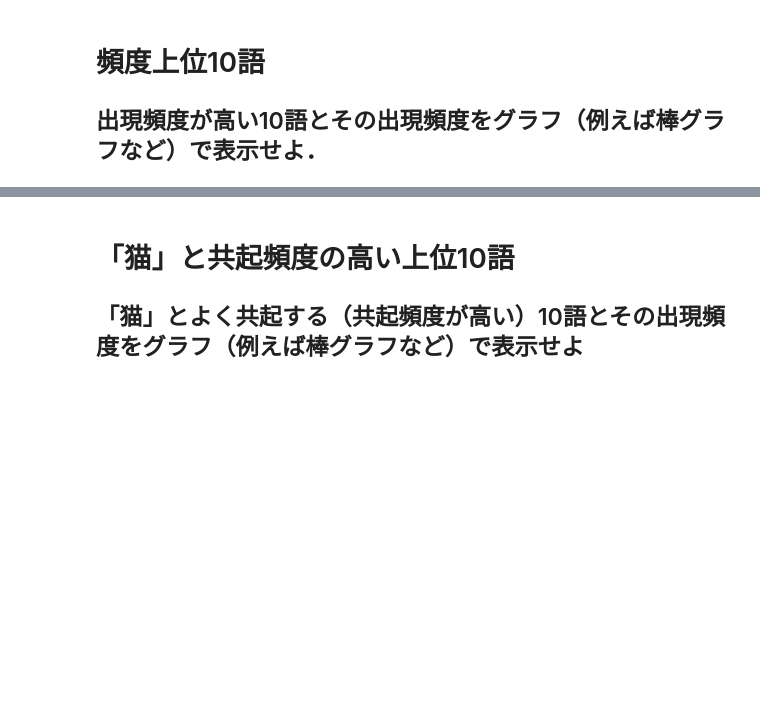
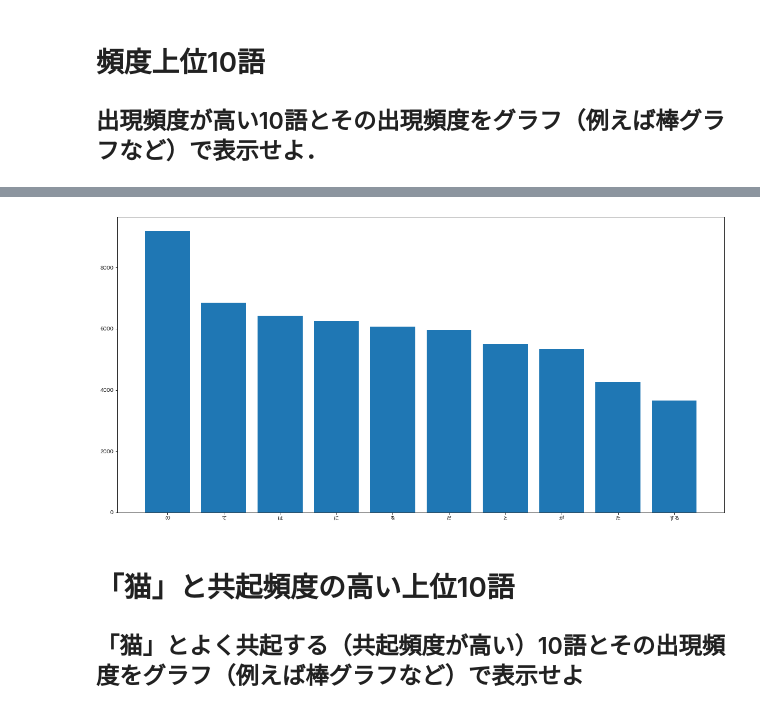
Before and after one commit to iamtatsuki05/NLP_100, a Jupyter notebook: NLP_100_4.ipynb, the cells around one changed output, grey strips where cells are left out. Cells and saved outputs as stored; diff of their text form; code cells hidden in the pictures; blank space fills up the shorter version.

```diff
--- a/NLP_100_4.ipynb
+++ b/NLP_100_4.ipynb
@@ -23,3 +199,25 @@ Mounted at /content/drive
 # %% [markdown]
 # 名詞の連接
 ## 名詞の連接（連続して出現する名詞）を最長一致で抽出せよ．
+# %%
+#最長一致https://www.megasoft.co.jp/mifes/seiki/about.html
+noun_continue = set()
+for sample in samples:
+  nouns = ''
+  num = 0
+  for tmp in sample:
+    if tmp['pos'] == '名詞':
+      nouns = ''.join([nouns , tmp['surface']])
+      num += 1
+    elif num >= 2: #初期化
+      noun_continue.add(nouns)
+      nouns = ''
+      num = 0
+    else:
+      nouns = ''
+      num = 0
+  if num >=2:
+    noun_continue.add(nouns)
+
+for i in list(noun_continue)[:30]:
+  print(i)
@@ -26,3 +242,13 @@ Mounted at /content/drive
 # %% [markdown]
 # 単語の出現頻度
 ## 文章中に出現する単語とその出現頻度を求め，出現頻度の高い順に並べよ．
+# %%
+from collections import defaultdict
+word_freq = defaultdict(int)
+for sample in samples:
+  for tmp in sample:
+    if tmp['pos'] != '記号':
+      word_freq[tmp['base']] += 1
+
+word_freq_sorted = sorted(word_freq.items() , key = lambda x:x[1] , reverse=True)
+word_freq_sorted
@@ -32,3 +292,11 @@ Mounted at /content/drive
+# %%
+x = [_[0] for _ in word_freq_sorted[:10]] #key
+y = [_[1] for _ in word_freq_sorted[:10]] #volue
+plt.figure(figsize=(20 ,10))
+plt.bar(x , y)
+plt.show()
+# %% [output]
+[figure, added]
 # %% [markdown]
 # 「猫」と共起頻度の高い上位10語
 ## 「猫」とよく共起する（共起頻度が高い）10語とその出現頻度をグラフ（例えば棒グラフなど）で表示せよ
```
Also changed, not shown: parts of 21 cells of this notebook.
